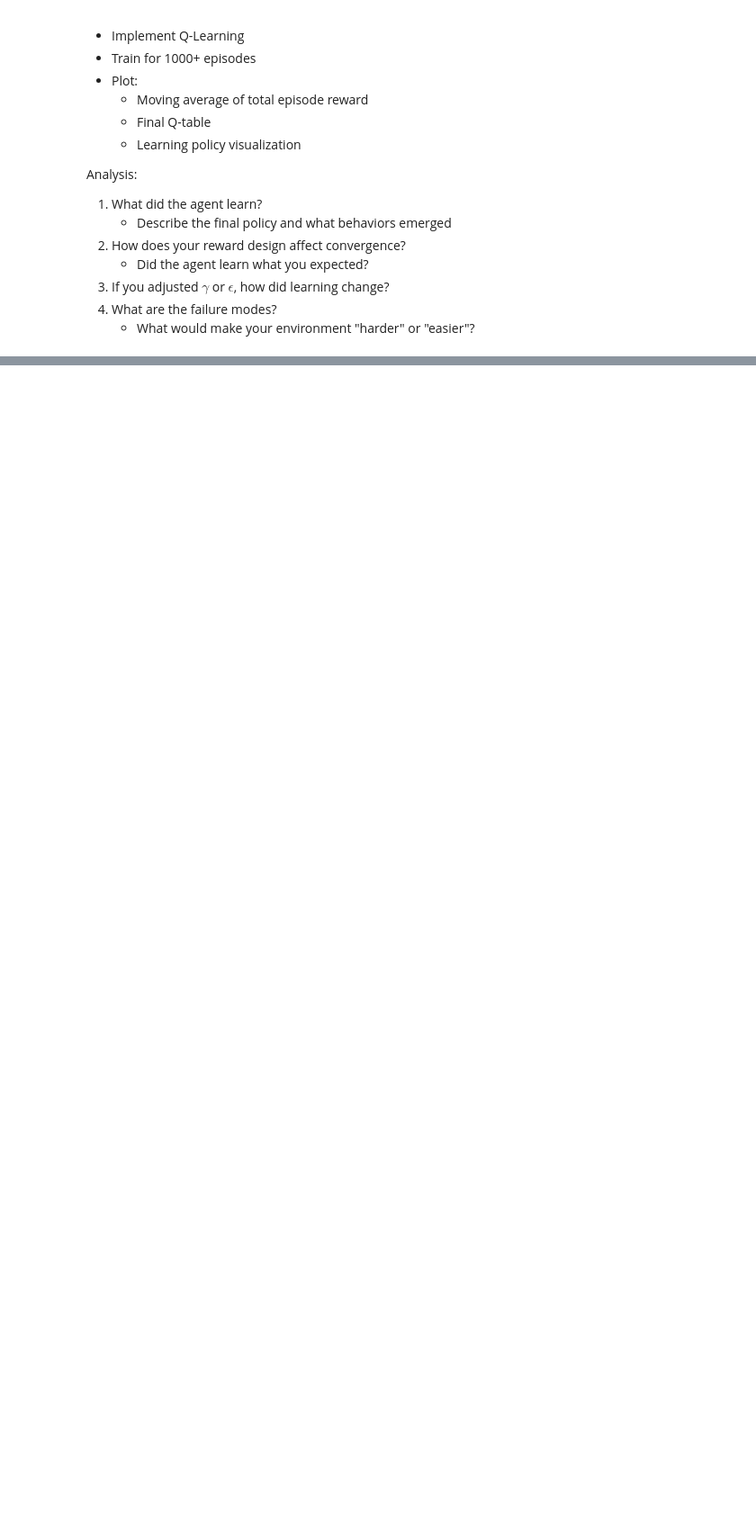
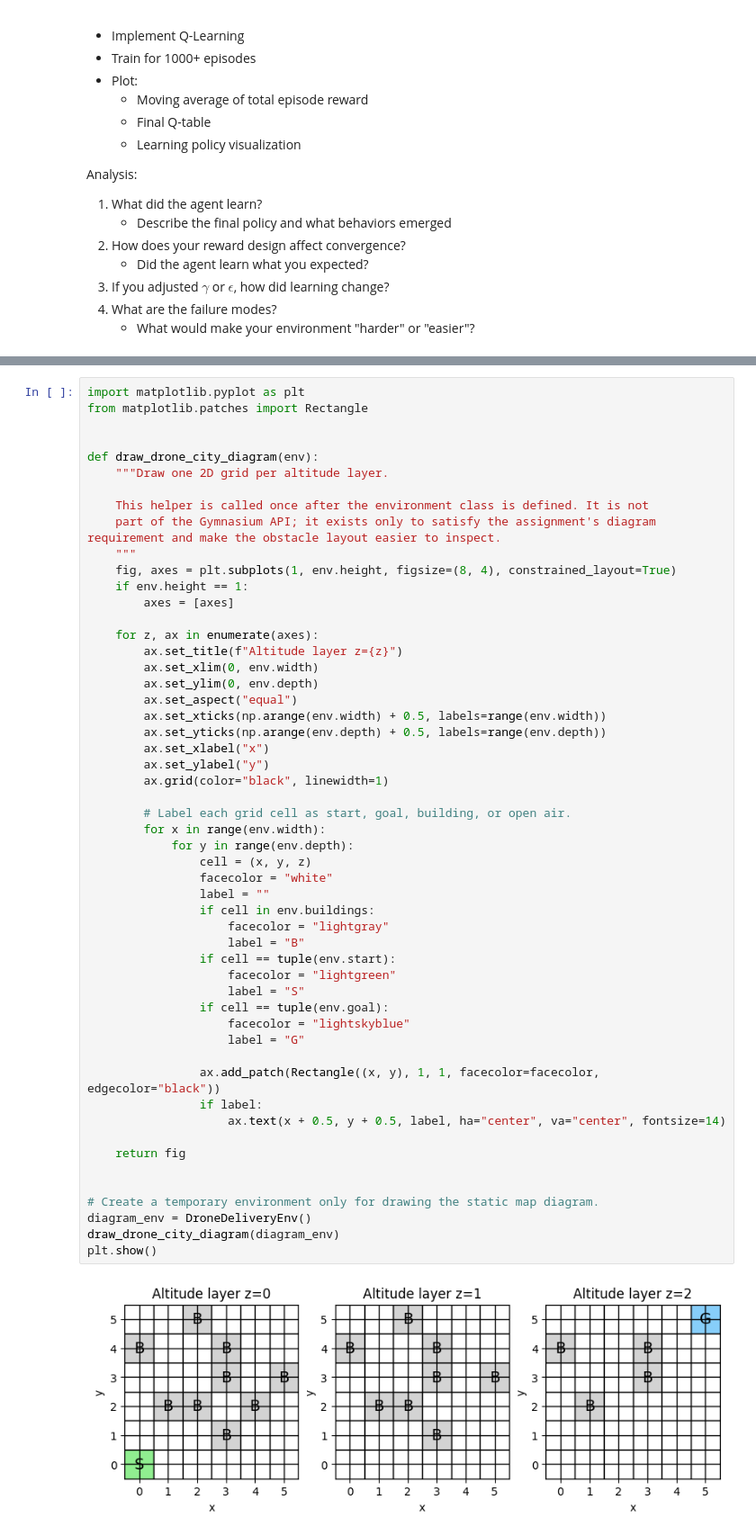
Before and after one commit to CovertRob/ai-algorithms-base, a Jupyter notebook: homework/HW4.ipynb, the cells around one changed output, grey strips where cells are left out. Shown at 90% size. Saved outputs shown, nothing was run; the diff lists cells and outputs as text; blank space fills up the shorter version.

```diff
--- a/homework/HW4.ipynb
+++ b/homework/HW4.ipynb
@@ -92,0 +475,55 @@ Analysis:
+# %%
+import matplotlib.pyplot as plt
+from matplotlib.patches import Rectangle
+
+
+def draw_drone_city_diagram(env):
+    """Draw one 2D grid per altitude layer.
+
+    This helper is called once after the environment class is defined. It is not
+    part of the Gymnasium API; it exists only to satisfy the assignment's diagram requirement and make the obstacle layout easier to inspect.
+    """
+    fig, axes = plt.subplots(1, env.height, figsize=(8, 4), constrained_layout=True)
+    if env.height == 1:
+        axes = [axes]
+
+    for z, ax in enumerate(axes):
+        ax.set_title(f"Altitude layer z={z}")
+        ax.set_xlim(0, env.width)
+        ax.set_ylim(0, env.depth)
+        ax.set_aspect("equal")
+        ax.set_xticks(np.arange(env.width) + 0.5, labels=range(env.width))
+        ax.set_yticks(np.arange(env.depth) + 0.5, labels=range(env.depth))
+        ax.set_xlabel("x")
+        ax.set_ylabel("y")
+        ax.grid(color="black", linewidth=1)
+
+        # Label each grid cell as start, goal, building, or open air.
+        for x in range(env.width):
+            for y in range(env.depth):
+                cell = (x, y, z)
+                facecolor = "white"
+                label = ""
+                if cell in env.buildings:
+                    facecolor = "lightgray"
+                    label = "B"
+                if cell == tuple(env.start):
+                    facecolor = "lightgreen"
+                    label = "S"
+                if cell == tuple(env.goal):
+                    facecolor = "lightskyblue"
+                    label = "G"
+
+                ax.add_patch(Rectangle((x, y), 1, 1, facecolor=facecolor, edgecolor="black"))
+                if label:
+                    ax.text(x + 0.5, y + 0.5, label, ha="center", va="center", fontsize=14)
+
+    return fig
+
+
+# Create a temporary environment only for drawing the static map diagram.
+diagram_env = DroneDeliveryEnv()
+draw_drone_city_diagram(diagram_env)
+plt.show()
+# %% [output]
+[figure, added]
```
Also changed, not shown: parts of 25 cells of this notebook.
